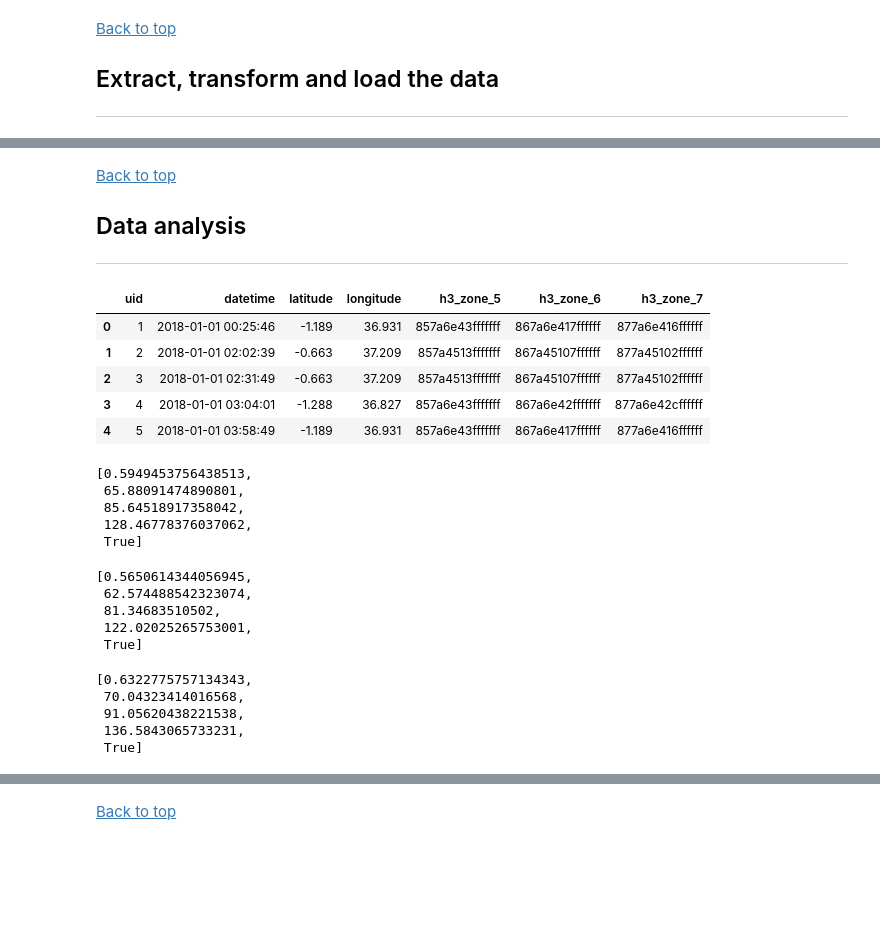
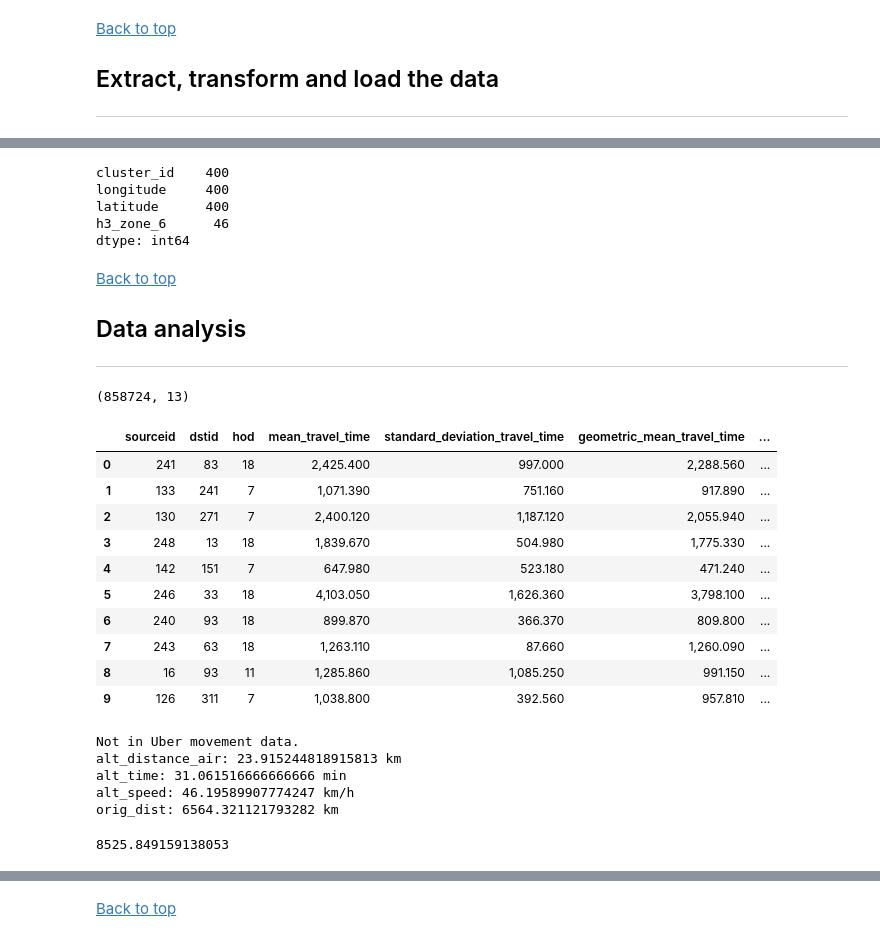
Before and after one commit to AndOleAnd/Capstone_N_A_P, a Jupyter notebook: Notebooks/Metrics.ipynb, the cells around one changed output, grey strips where cells are left out. Cells and saved outputs as stored; diff of their text form; code cells hidden in the pictures; blank space fills up the shorter version.

Commit message:
Travel time functions on Uber data (#84)

```diff
--- a/Notebooks/Metrics.ipynb
+++ b/Notebooks/Metrics.ipynb
@@ -163,0 +286,7 @@ osm = [line[:-1] for line in open('../Inputs/map')]
+# %%
+df_hexclusters = pd.DataFrame([cluster_id, longitude, latitude]).transpose()
+df_hexclusters.columns = ['cluster_id', 'longitude', 'latitude']
+df_hexclusters['cluster_id'] = df_hexclusters['cluster_id'].astype('int')
+df_hexclusters = cf.assign_hex_bin(df_hexclusters, 'latitude', 'longitude')
+print(df_hexclusters.shape)
+df_hexclusters.head()
@@ -164,3 +301,11 @@ osm = [line[:-1] for line in open('../Inputs/map')]
+# %%
+df_hexclusters.nunique()
+# %% [output]
+cluster_id    400
+longitude     400
+latitude      400
+h3_zone_6      46
+dtype: int64
 # %% [markdown]
 [Back to top](#Top)<br>
 
@@ -170,37 +315,34 @@ osm = [line[:-1] for line in open('../Inputs/map')]
 
 ## Data analysis <a name="Data_analysis"></a>
 ***
-# %%
-df_accidents = cf.assign_hex_bin(df_accidents, 'latitude', 'longitude')
-df_accidents.head()
-# %% [output]
-|  | uid | datetime | latitude | longitude | h3_zone_5 | h3_zone_6 | h3_zone_7 |
-| 0 | 1 | 2018-01-01 00:25:46 | -1.189 | 36.931 | 857a6e43fffffff | 867a6e417ffffff | 877a6e416ffffff |
-| 1 | 2 | 2018-01-01 02:02:39 | -0.663 | 37.209 | 857a4513fffffff | 867a45107ffffff | 877a45102ffffff |
-| 2 | 3 | 2018-01-01 02:31:49 | -0.663 | 37.209 | 857a4513fffffff | 867a45107ffffff | 877a45102ffffff |
-| 3 | 4 | 2018-01-01 03:04:01 | -1.288 | 36.827 | 857a6e43fffffff | 867a6e42fffffff | 877a6e42cffffff |
-| 4 | 5 | 2018-01-01 03:58:49 | -1.189 | 36.931 | 857a6e43fffffff | 867a6e417ffffff | 877a6e416ffffff |
-# %%
-get_metrics([-1.189, 36.931], [-0.663, 37.209])
-# %% [output]
-[0.5949453756438513,
- 65.88091474890801,
- 85.64518917358042,
- 128.46778376037062,
- True]
-# %%
-get_metrics([-1.189, 36.931], '857a4513fffffff')
-# %% [output]
-[0.5650614344056945,
- 62.574488542323074,
- 81.34683510502,
- 122.02025265753001,
- True]
-# %%
-get_metrics('857a6e43fffffff', '857a4513fffffff')
-# %% [output]
-[0.6322775757134343,
- 70.04323414016568,
- 91.05620438221538,
- 136.5843065733231,
- True]
+# %%
+df_combined = df_tt_hourly.merge(df_hexclusters, how='left', left_on='sourceid', right_on='cluster_id')
+df_combined.drop(['cluster_id'], axis=1, inplace=True)
+
+df_combined = df_combined.merge(df_hexclusters, how='left', left_on='dstid', right_on='cluster_id', suffixes=('_source', '_dst'))
+df_combined.drop(['cluster_id'], axis=1, inplace=True)
+
+print(df_combined.shape)
+df_combined.head(10)
+# %% [output]
+(858724, 13)
+|  | sourceid | dstid | hod | mean_travel_time | standard_deviation_travel_time | geometric_mean_travel_time | ... |
+| 0 | 241 | 83 | 18 | 2,425.400 | 997.000 | 2,288.560 | ... |
+| 1 | 133 | 241 | 7 | 1,071.390 | 751.160 | 917.890 | ... |
+| 2 | 130 | 271 | 7 | 2,400.120 | 1,187.120 | 2,055.940 | ... |
+| 3 | 248 | 13 | 18 | 1,839.670 | 504.980 | 1,775.330 | ... |
+| 4 | 142 | 151 | 7 | 647.980 | 523.180 | 471.240 | ... |
+| 5 | 246 | 33 | 18 | 4,103.050 | 1,626.360 | 3,798.100 | ... |
+| 6 | 240 | 93 | 18 | 899.870 | 366.370 | 809.800 | ... |
+| 7 | 243 | 63 | 18 | 1,263.110 | 87.660 | 1,260.090 | ... |
+| 8 | 16 | 93 | 11 | 1,285.860 | 1,085.250 | 991.150 | ... |
+| 9 | 126 | 311 | 7 | 1,038.800 | 392.560 | 957.810 | ... |
+# %%
+get_distance_time(lat_src=53.561468372732406, long_src=9.915019036741262, lat_dst=-1.188850, long_dst=36.931382, day=1, hour=7)
+# %% [output]
+Not in Uber movement data.
+alt_distance_air: 23.915244818915813 km
+alt_time: 31.061516666666666 min
+alt_speed: 46.19589907774247 km/h
+orig_dist: 6564.321121793282 km
+8525.849159138053
```
Also changed, not shown: parts of 15 cells of this notebook.
